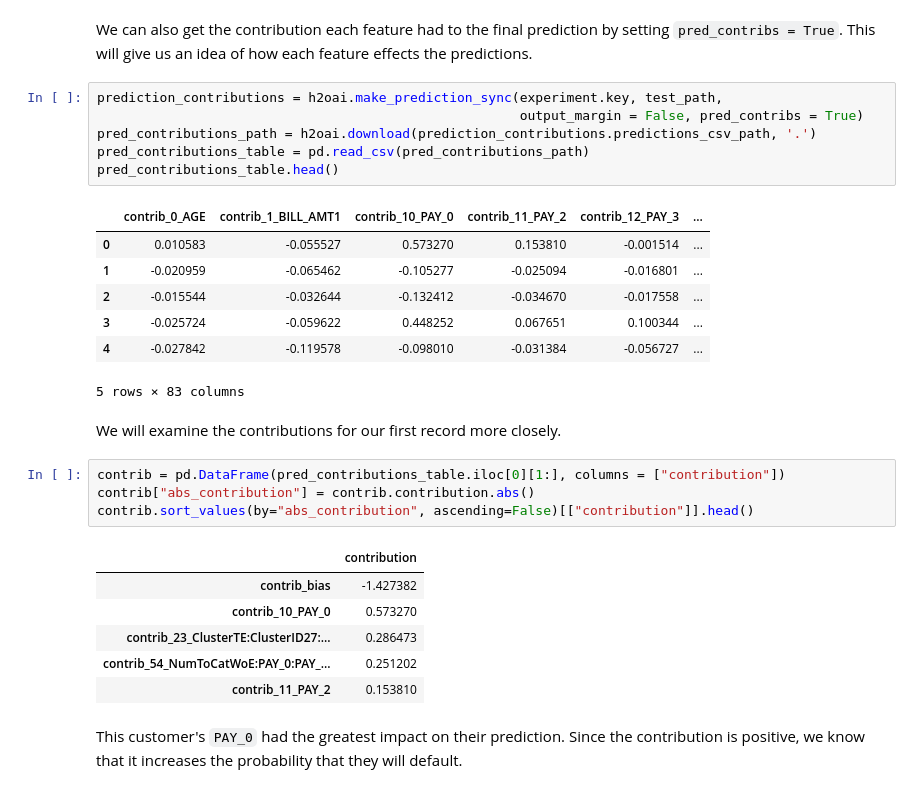
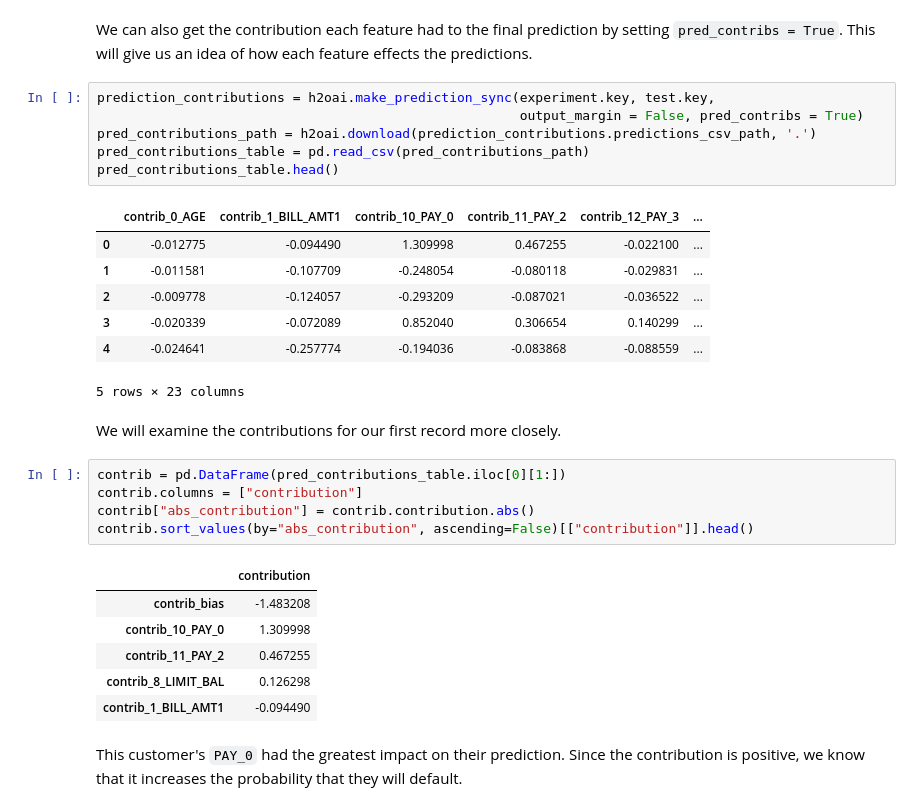
Before and after one commit to h2oai/tutorials, a Jupyter notebook: Samples/driverlessai_experiments/iid/credit_card_experiment/credit_card_default.ipynb, the cells around one changed output. Cells and saved outputs as stored; diff of their text form.

```diff
--- a/Samples/driverlessai_experiments/iid/credit_card_experiment/credit_card_default.ipynb
+++ b/Samples/driverlessai_experiments/iid/credit_card_experiment/credit_card_default.ipynb
@@ -355,32 +355,33 @@ pred_table.head()
 # %% [markdown]
 We can also get the contribution each feature had to the final prediction by setting `pred_contribs = True`.  This will give us an idea of how each feature effects the predictions.
 # %%
-prediction_contributions = h2oai.make_prediction_sync(experiment.key, test_path,
+prediction_contributions = h2oai.make_prediction_sync(experiment.key, test.key,
                                                       output_margin = False, pred_contribs = True)
 pred_contributions_path = h2oai.download(prediction_contributions.predictions_csv_path, '.')
 pred_contributions_table = pd.read_csv(pred_contributions_path)
 pred_contributions_table.head()
 # %% [output]
 |  | contrib_0_AGE | contrib_1_BILL_AMT1 | contrib_10_PAY_0 | contrib_11_PAY_2 | contrib_12_PAY_3 | ... |
-| 0 | 0.010583 | -0.055527 | 0.573270 | 0.153810 | -0.001514 | ... |
-| 1 | -0.020959 | -0.065462 | -0.105277 | -0.025094 | -0.016801 | ... |
-| 2 | -0.015544 | -0.032644 | -0.132412 | -0.034670 | -0.017558 | ... |
-| 3 | -0.025724 | -0.059622 | 0.448252 | 0.067651 | 0.100344 | ... |
-| 4 | -0.027842 | -0.119578 | -0.098010 | -0.031384 | -0.056727 | ... |
+| 0 | -0.012775 | -0.094490 | 1.309998 | 0.467255 | -0.022100 | ... |
+| 1 | -0.011581 | -0.107709 | -0.248054 | -0.080118 | -0.029831 | ... |
+| 2 | -0.009778 | -0.124057 | -0.293209 | -0.087021 | -0.036522 | ... |
+| 3 | -0.020339 | -0.072089 | 0.852040 | 0.306654 | 0.140299 | ... |
+| 4 | -0.024641 | -0.257774 | -0.194036 | -0.083868 | -0.088559 | ... |
-5 rows × 83 columns
+5 rows × 23 columns
 # %% [markdown]
 We will examine the contributions for our first record more closely.
 # %%
-contrib = pd.DataFrame(pred_contributions_table.iloc[0][1:], columns = ["contribution"])
+contrib = pd.DataFrame(pred_contributions_table.iloc[0][1:])
+contrib.columns = ["contribution"]
 contrib["abs_contribution"] = contrib.contribution.abs()
 contrib.sort_values(by="abs_contribution", ascending=False)[["contribution"]].head()
 # %% [output]
 |  | contribution |
-| contrib_bias | -1.427382 |
-| contrib_10_PAY_0 | 0.573270 |
-| contrib_23_ClusterTE:ClusterID27:... | 0.286473 |
-| contrib_54_NumToCatWoE:PAY_0:PAY_... | 0.251202 |
-| contrib_11_PAY_2 | 0.153810 |
+| contrib_bias | -1.483208 |
+| contrib_10_PAY_0 | 1.309998 |
+| contrib_11_PAY_2 | 0.467255 |
+| contrib_8_LIMIT_BAL | 0.126298 |
+| contrib_1_BILL_AMT1 | -0.094490 |
 # %% [markdown]
 This customer's `PAY_0` had the greatest impact on their prediction.  Since the contribution is positive, we know that it increases the probability that they will default.
 # %% [markdown]
```
Also changed, not shown: parts of 1 cell of this notebook.
